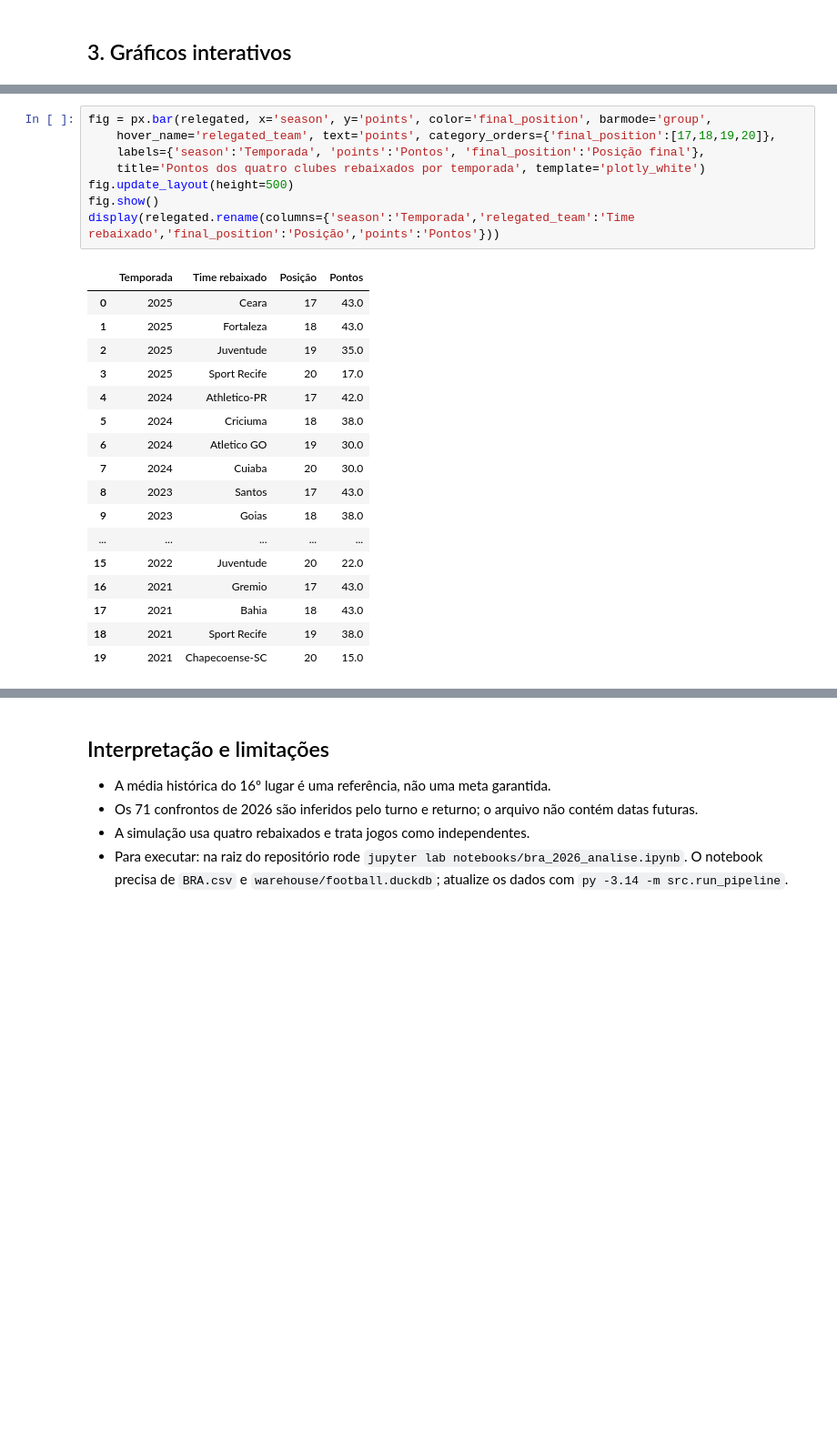
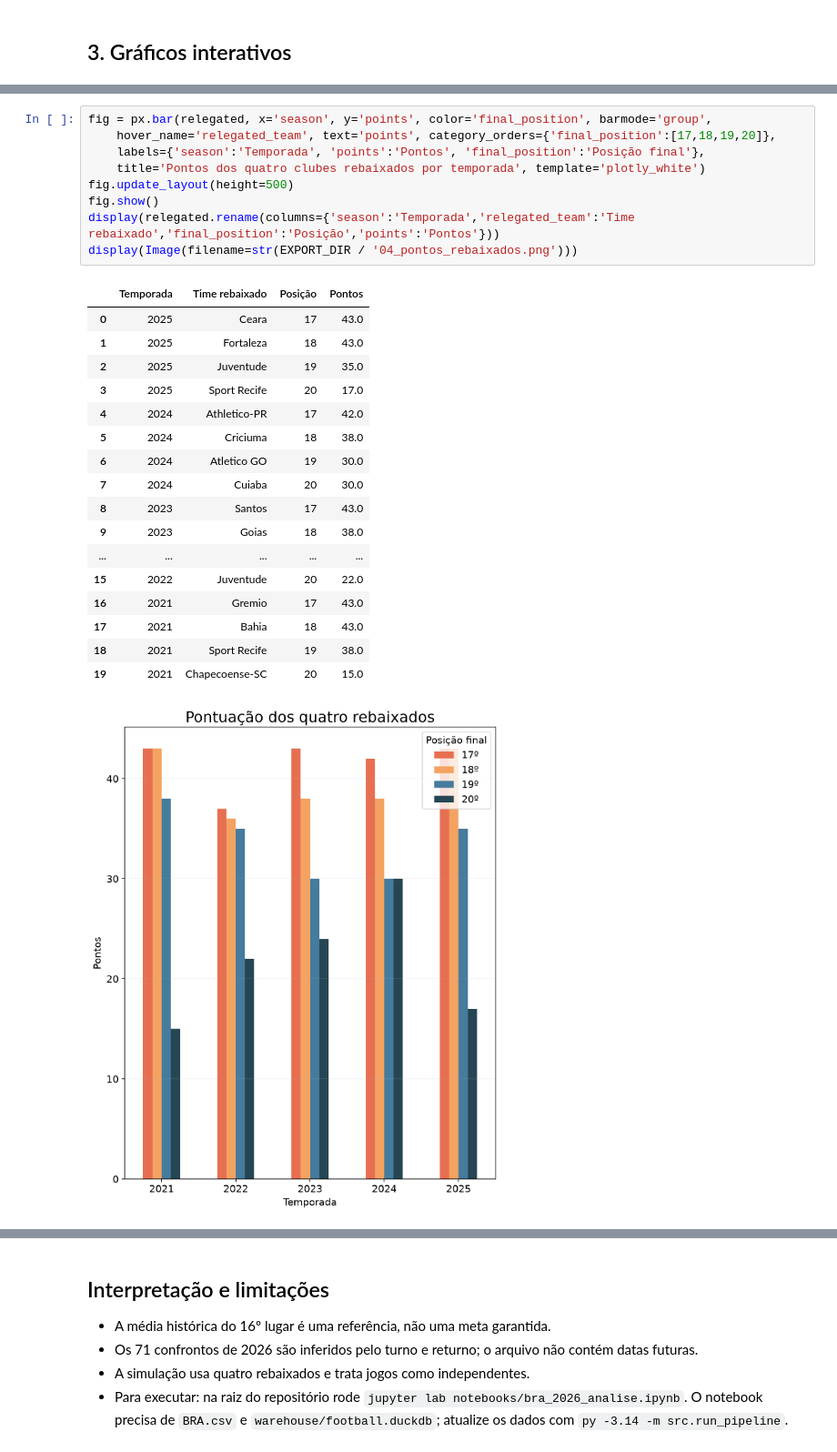
Before and after one commit to rhuanCoutinho/analise-brasileirao, a Jupyter notebook: notebooks/bra_2026_analise.ipynb, the cells around one changed output, grey strips where cells are left out. Shown at 91% size. Cells and saved outputs as stored; diff of their text form; blank space fills up the shorter version.

```diff
--- a/notebooks/bra_2026_analise.ipynb
+++ b/notebooks/bra_2026_analise.ipynb
@@ -184,29 +283,31 @@ fig.show()
 # %%
 fig = px.bar(relegated, x='season', y='points', color='final_position', barmode='group',
     hover_name='relegated_team', text='points', category_orders={'final_position':[17,18,19,20]},
     labels={'season':'Temporada', 'points':'Pontos', 'final_position':'Posição final'},
     title='Pontos dos quatro clubes rebaixados por temporada', template='plotly_white')
 fig.update_layout(height=500)
 fig.show()
 display(relegated.rename(columns={'season':'Temporada','relegated_team':'Time rebaixado','final_position':'Posição','points':'Pontos'}))
+display(Image(filename=str(EXPORT_DIR / '04_pontos_rebaixados.png')))
 # %% [output]
 |  | Temporada | Time rebaixado | Posição | Pontos |
 | 0 | 2025 | Ceara | 17 | 43.0 |
 | 1 | 2025 | Fortaleza | 18 | 43.0 |
 | 2 | 2025 | Juventude | 19 | 35.0 |
 | 3 | 2025 | Sport Recife | 20 | 17.0 |
 | 4 | 2024 | Athletico-PR | 17 | 42.0 |
 | 5 | 2024 | Criciuma | 18 | 38.0 |
 | 6 | 2024 | Atletico GO | 19 | 30.0 |
 | 7 | 2024 | Cuiaba | 20 | 30.0 |
 | 8 | 2023 | Santos | 17 | 43.0 |
 | 9 | 2023 | Goias | 18 | 38.0 |
 | ... | ... | ... | ... | ... |
 | 15 | 2022 | Juventude | 20 | 22.0 |
 | 16 | 2021 | Gremio | 17 | 43.0 |
 | 17 | 2021 | Bahia | 18 | 43.0 |
 | 18 | 2021 | Sport Recife | 19 | 38.0 |
 | 19 | 2021 | Chapecoense-SC | 20 | 15.0 |
+[figure, added]
 # %%
 fig = px.scatter(risk, x='points', y='relegation_probability', color='position', size='simulations',
     hover_name='team', text='team', color_continuous_scale='Turbo',
```
Also changed, not shown: parts of 7 cells of this notebook, 10 other files.
